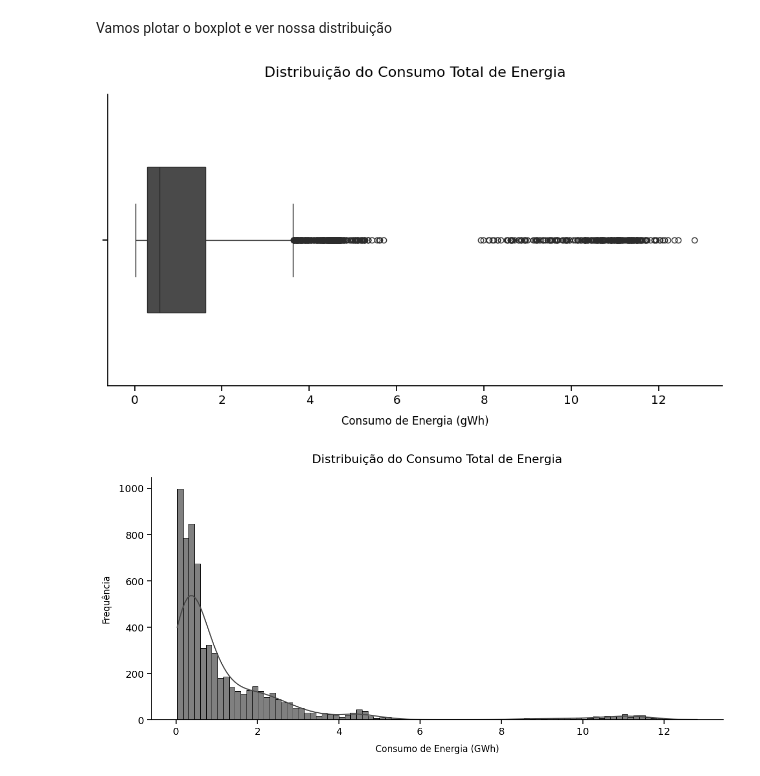
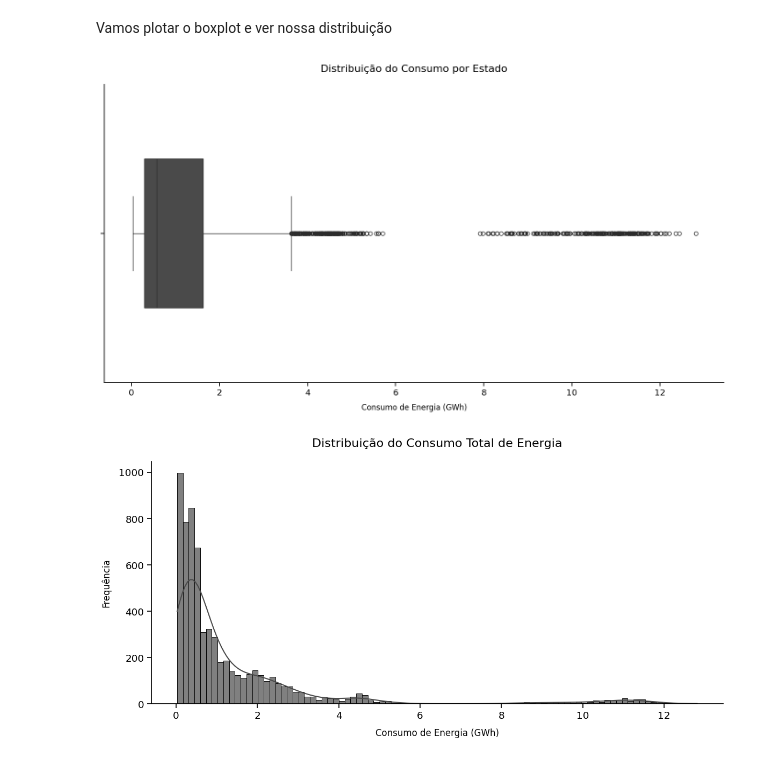
Before and after one commit to jorgelzsilva/projeto_consumo_energia, a Jupyter notebook: notebooks/desafio_final_jorge.ipynb, the cells around one changed output. Drawn from its saved outputs; the diff is of its cells as text; code cells hidden in the pictures.

```diff
--- a/notebooks/desafio_final_jorge.ipynb
+++ b/notebooks/desafio_final_jorge.ipynb
@@ -668,36 +895,10 @@ Vamos entender como os dados estão distribuidos ao longo da série histórica e
 df_total = df[df['tipo_consumo'] == 'Total']
 # %% [markdown]
 Vamos plotar o boxplot e ver nossa distribuição
-# %%
-# Definimos o contexto do Seaborn para "notebook" para que os gráficos fiquem bem proporcionados e legíveis
-sns.set_context("notebook", font_scale=1.2)
-
-# Criamos a figura e o eixo para o nosso gráfico
-fig, ax = plt.subplots(figsize=(10, 6), facecolor='white')
-
-# Desenhamos um boxplot para visualizar a distribuição do consumo total de energia
-sns.boxplot(x=df_total['gWh'], ax=ax, color='#4a4a4a', width=0.5)
-
-# Removemos as bordas superior e direita para um visual mais limpo e moderno
-ax.spines['top'].set_visible(False)
-ax.spines['right'].set_visible(False)
-
-# Configuramos o título e os rótulos do gráfico para transmitir a mensagem claramente
-plt.title('Distribuição do Consumo Total de Energia', fontsize=16, pad=20)
-plt.xlabel('Consumo de Energia (gWh)', fontsize=12, labelpad=10)
-plt.ylabel('')  # Optamos por não usar rótulo no eixo y para manter o gráfico limpo
-
-# Formatamos o eixo x para incluir separadores de milhares, facilitando a leitura dos valores
-ax.xaxis.set_major_formatter(plt.FuncFormatter(lambda x, p: format(int(x), ',')))
-
-# Ajustamos o layout para garantir que todos os elementos estejam corretamente posicionados
-plt.tight_layout()
-
-# Salvamos o gráfico em um arquivo e o exibimos na tela
-plt.savefig('../imagens/consumo_total_boxplot.png', format='png', dpi=300, bbox_inches='tight')
-plt.show()
-# %% [output]
-[figure, removed]
+# %%
+grafico_boxplot(df_total, 'gWh', 'Distribuição do Consumo por Estado', total=True)
+# %% [output]
+[figure, added]
 # %%
 # Definimos o contexto do Seaborn para "notebook" e ajustamos a escala da fonte para garantir que os gráficos sejam legíveis
 sns.set_context("notebook", font_scale=1.2)
```
Also changed, not shown: parts of 79 cells of this notebook, 32 other files.
